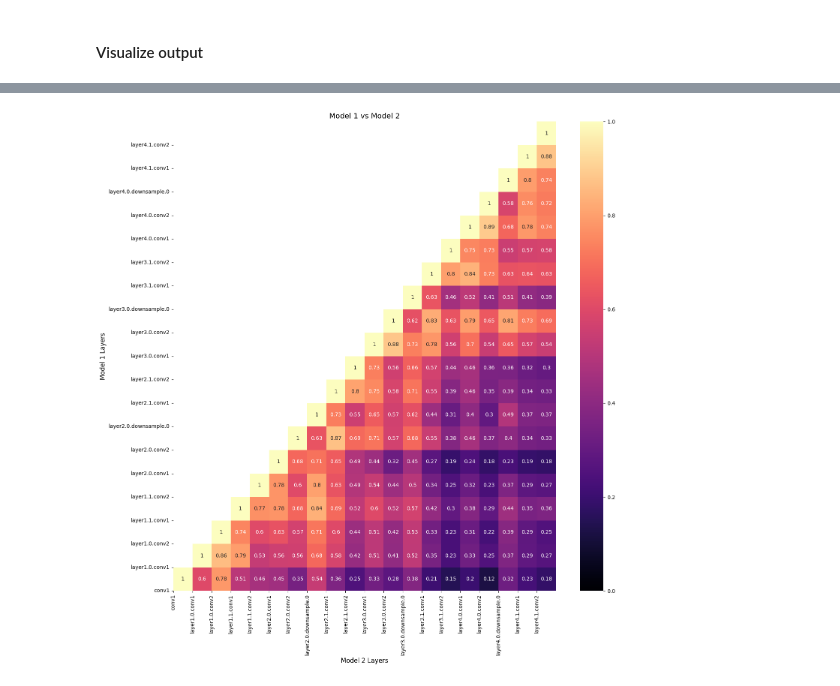
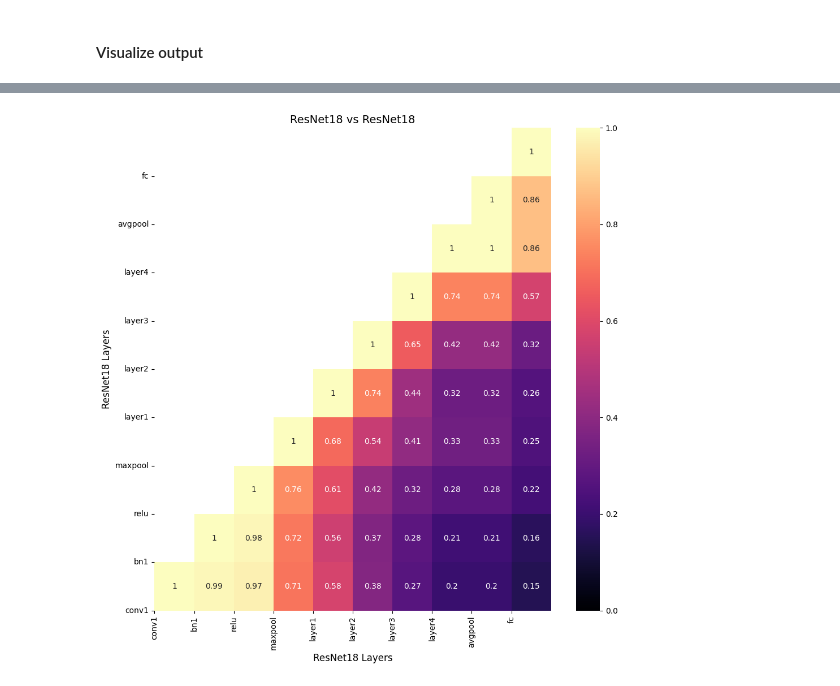
Before and after one commit to datthinh1801/CKA-pytorch, a Jupyter notebook: example.ipynb, the cells around one changed output, grey strips where cells are left out. Drawn from its saved outputs; the diff is of its cells as text; code cells hidden in the pictures.

```diff
--- a/example.ipynb
+++ b/example.ipynb
@@ -168,4 +184,21 @@ Layer 19:       layer4.1.conv2
-# %%
-calculator.plot_cka_matrix(figsize=(15, 15), show_half_heatmap=True, invert_y_axis=True)
-# %% [output]
-[figure, removed]
+# %%
+calculator = CKACalculator(
+    model1=model1,
+    model2=model2,
+    model1_name="ResNet18",
+    model2_name="ResNet18",
+    batched_feature_size=256,
+    verbose=True,
+    hook_recursive=False,
+)
+# %%
+cka_output = calculator.calculate_cka_matrix(dataloader)
+# %%
+calculator.plot_cka_matrix(
+    cka_output,
+    show_half_heatmap=True,
+    invert_y_axis=True,
+    show_annotations=True,
+)
+# %% [output]
+[figure, added]
```
Also changed, not shown: parts of 17 cells of this notebook, 3 other files.
